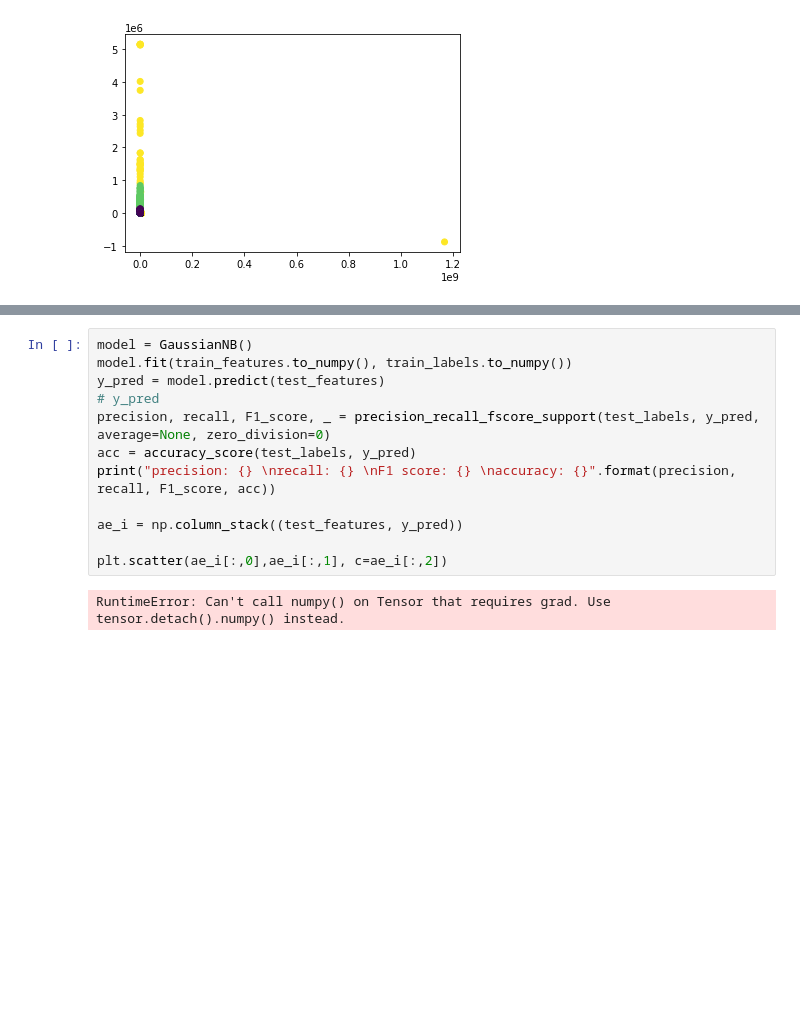
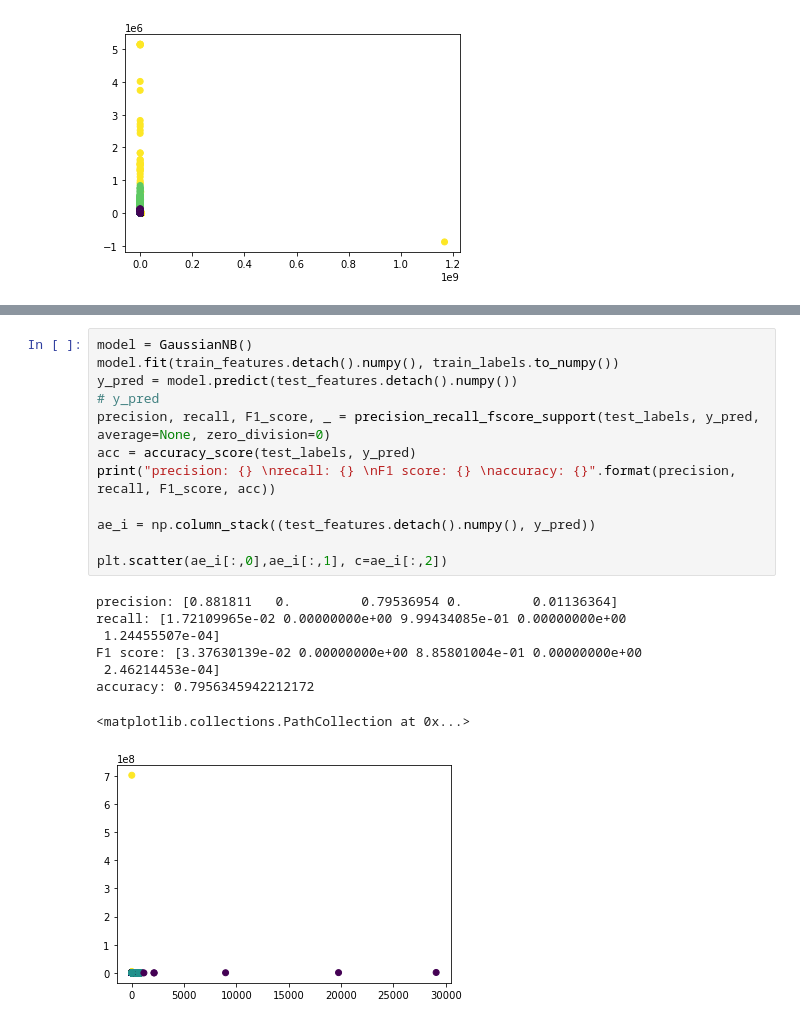
Before and after one commit to fabfish/2022-applied-mathmetics-homework, a Jupyter notebook: hw2/lowrank.ipynb, the cells around one changed output, grey strips where cells are left out. Cells and saved outputs as stored; diff of their text form; blank space fills up the shorter version.

```diff
--- a/hw2/lowrank.ipynb
+++ b/hw2/lowrank.ipynb
@@ -322,14 +325,21 @@ AE(
 # %%
 model = GaussianNB()
-model.fit(train_features.to_numpy(), train_labels.to_numpy())
-y_pred = model.predict(test_features)
+model.fit(train_features.detach().numpy(), train_labels.to_numpy())
+y_pred = model.predict(test_features.detach().numpy())
 # y_pred
 precision, recall, F1_score, _ = precision_recall_fscore_support(test_labels, y_pred, average=None, zero_division=0)
 acc = accuracy_score(test_labels, y_pred)
 print("precision: {} \nrecall: {} \nF1 score: {} \naccuracy: {}".format(precision, recall, F1_score, acc))
 
-ae_i = np.column_stack((test_features, y_pred))
+ae_i = np.column_stack((test_features.detach().numpy(), y_pred))
 
 plt.scatter(ae_i[:,0],ae_i[:,1], c=ae_i[:,2])
 # %% [output]
-RuntimeError: Can't call numpy() on Tensor that requires grad. Use tensor.detach().numpy() instead.
+precision: [0.881811   0.         0.79536954 0.         0.01136364]
+recall: [1.72109965e-02 0.00000000e+00 9.99434085e-01 0.00000000e+00
+ 1.24455507e-04]
+F1 score: [3.37630139e-02 0.00000000e+00 8.85801004e-01 0.00000000e+00
+ 2.46214453e-04]
+accuracy: 0.7956345942212172
+<matplotlib.collections.PathCollection at 0x...>
+[figure, added]
```
Also changed, not shown: parts of 3 cells of this notebook.
